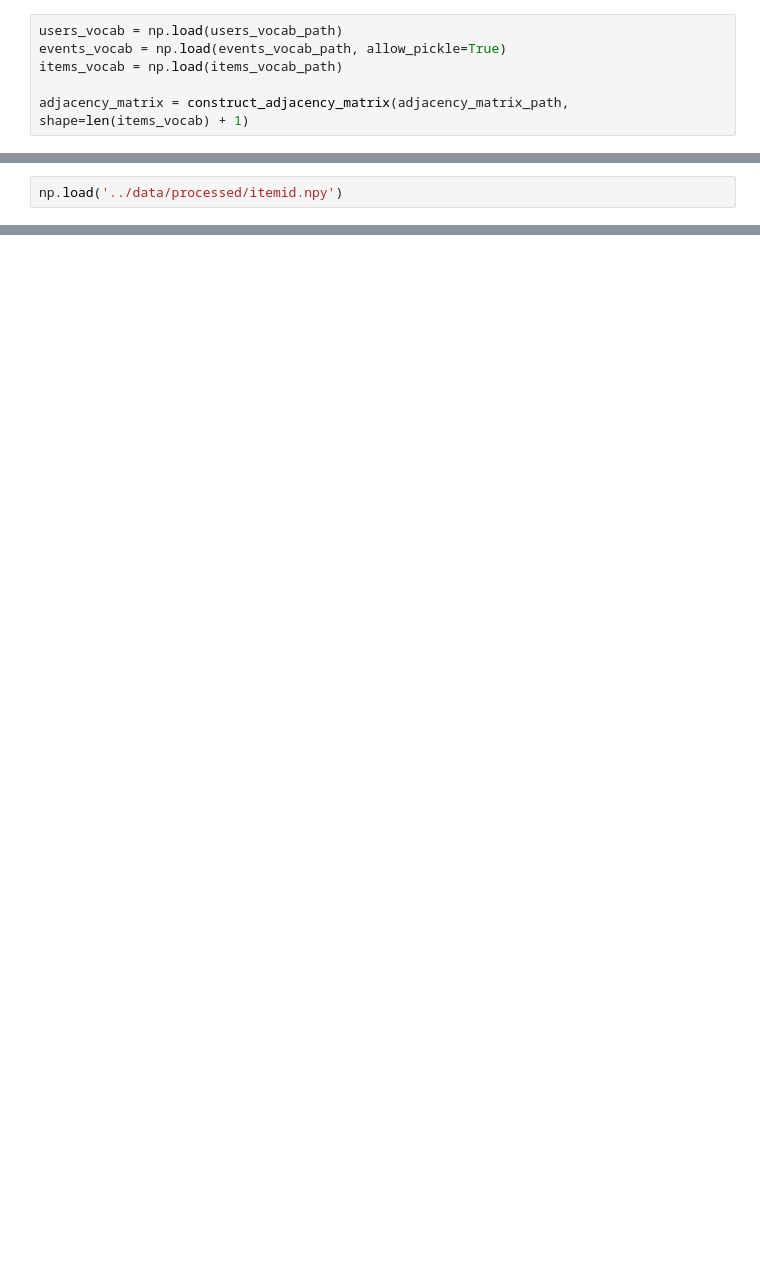
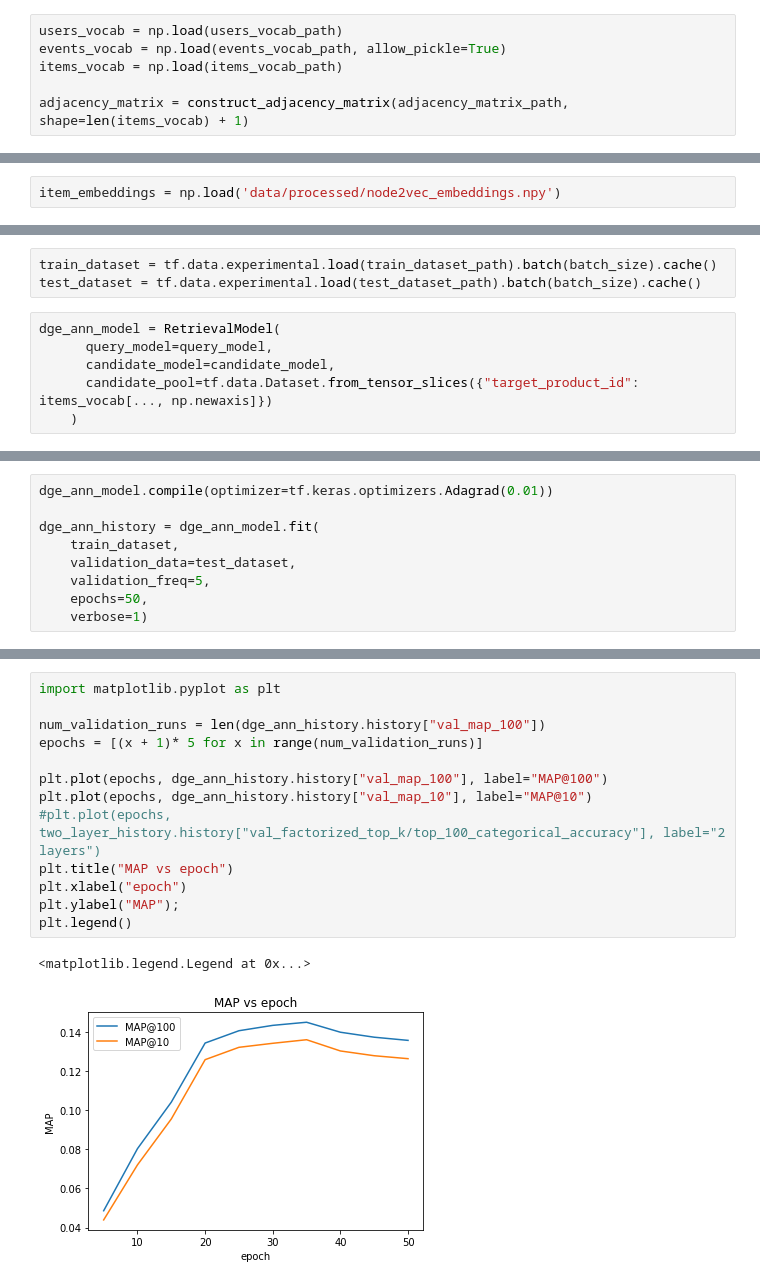
Before and after one commit to tupoylogin/dge-ann, a Jupyter notebook: notebooks/NodeAttentionNetworks.ipynb, the cells around one changed output, grey strips where cells are left out. Saved outputs shown, nothing was run; the diff lists cells and outputs as text; blank space fills up the shorter version.

Commit message:
example on graph embeddings

```diff
--- a/notebooks/NodeAttentionNetworks.ipynb
+++ b/notebooks/NodeAttentionNetworks.ipynb
@@ -67,2 +141,2 @@ sparse_tensor = tf.sparse.SparseTensor(indices=sparse_tensor.numpy(), values=[1
 # %%
-np.load('../data/processed/itemid.npy')
+item_embeddings = np.load('data/processed/node2vec_embeddings.npy')
@@ -68,0 +238,9 @@ np.load('../data/processed/itemid.npy')
+# %%
+train_dataset = tf.data.experimental.load(train_dataset_path).batch(batch_size).cache()
+test_dataset = tf.data.experimental.load(test_dataset_path).batch(batch_size).cache()
+# %%
+dge_ann_model = RetrievalModel(
+      query_model=query_model,
+      candidate_model=candidate_model,
+      candidate_pool=tf.data.Dataset.from_tensor_slices({"target_product_id": items_vocab[..., np.newaxis]})
+    )
@@ -68,0 +249,9 @@ np.load('../data/processed/itemid.npy')
+# %%
+dge_ann_model.compile(optimizer=tf.keras.optimizers.Adagrad(0.01))
+
+dge_ann_history = dge_ann_model.fit(
+    train_dataset,
+    validation_data=test_dataset,
+    validation_freq=5,
+    epochs=50,
+    verbose=1)
@@ -68,0 +276,16 @@ np.load('../data/processed/itemid.npy')
+# %%
+import matplotlib.pyplot as plt
+
+num_validation_runs = len(dge_ann_history.history["val_map_100"])
+epochs = [(x + 1)* 5 for x in range(num_validation_runs)]
+
+plt.plot(epochs, dge_ann_history.history["val_map_100"], label="MAP@100")
+plt.plot(epochs, dge_ann_history.history["val_map_10"], label="MAP@10")
+#plt.plot(epochs, two_layer_history.history["val_factorized_top_k/top_100_categorical_accuracy"], label="2 layers")
+plt.title("MAP vs epoch")
+plt.xlabel("epoch")
+plt.ylabel("MAP");
+plt.legend()
+# %% [output]
+<matplotlib.legend.Legend at 0x...>
+[figure, added]
```
Also changed, not shown: parts of 32 cells of this notebook.
